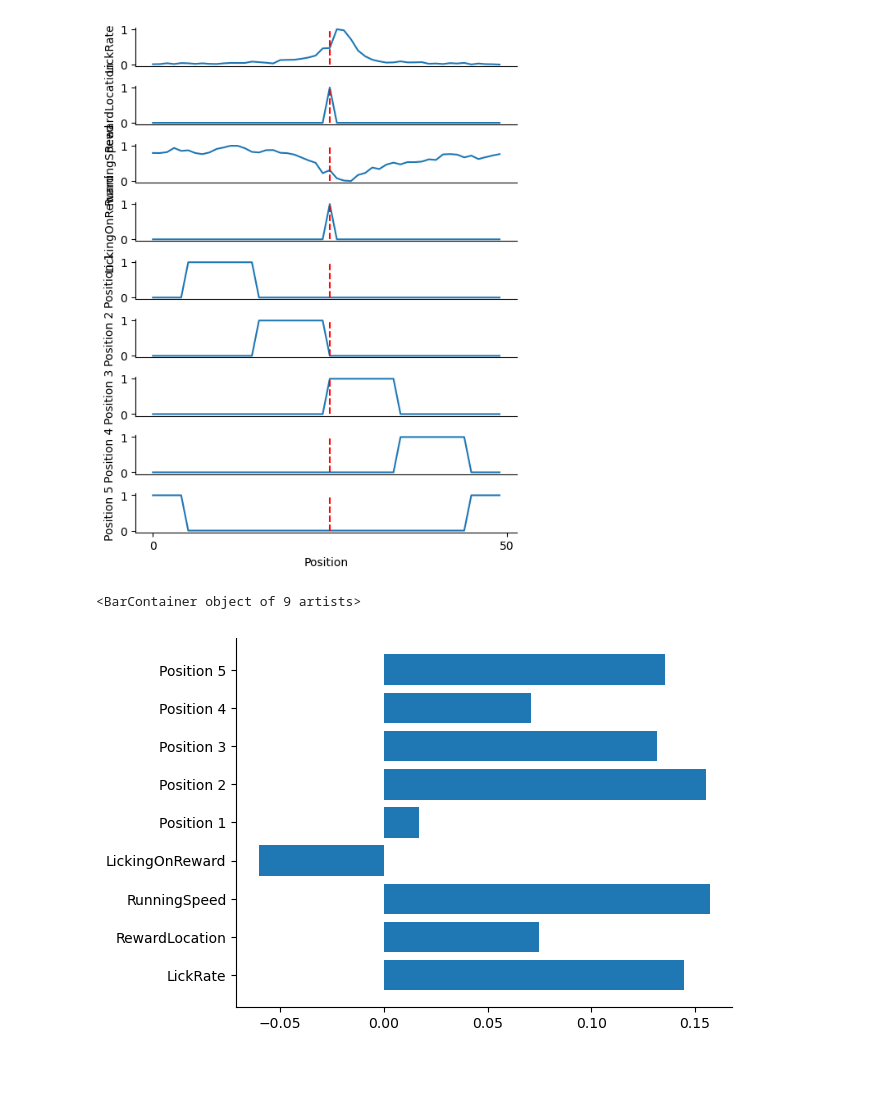
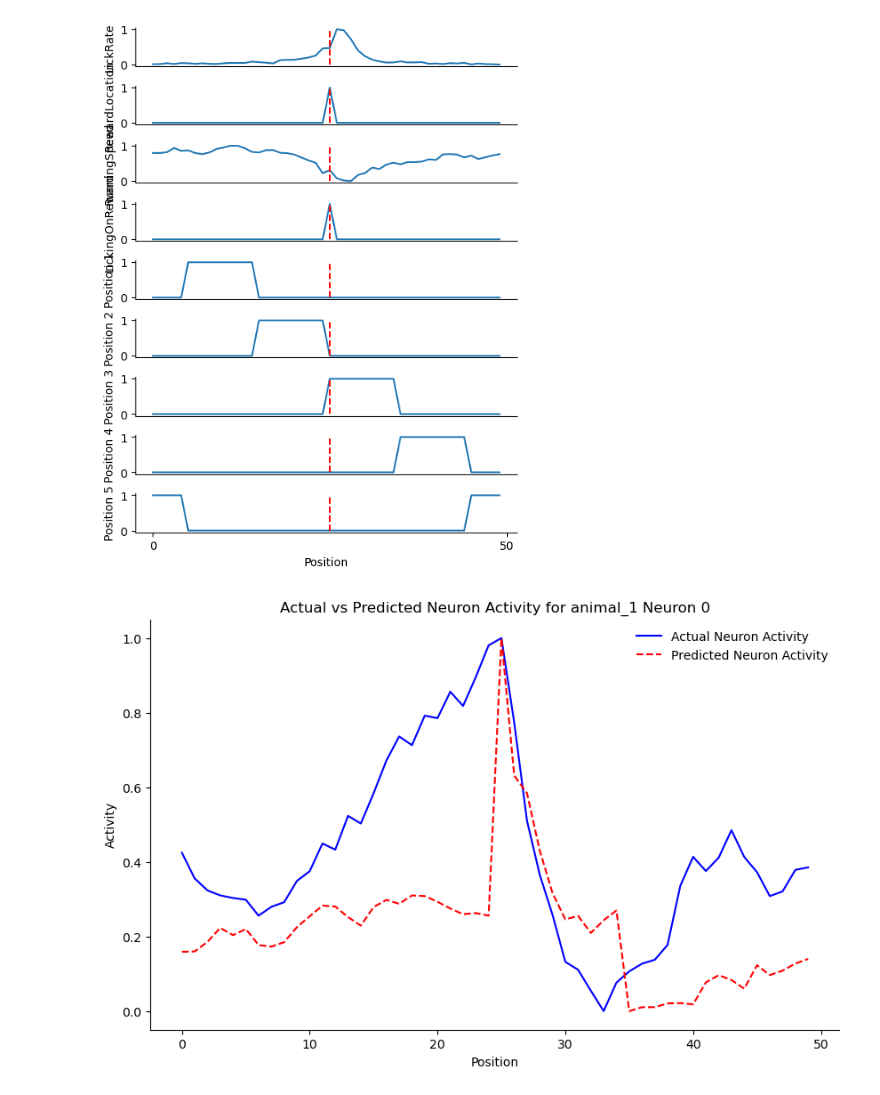
Before and after one commit to Milstein-Lab/CA1-interneuron-GLM, a Jupyter notebook: GLM_analysis.ipynb, the cells around one changed output. Drawn from its saved outputs; the diff is of its cells as text; code cells hidden in the pictures; blank space fills up the shorter version.

```diff
--- a/GLM_analysis.ipynb
+++ b/GLM_analysis.ipynb
@@ -146,8 +148,30 @@ for i in range(example_variables.shape[1]):
-# %%
-neuron_nr = 2
-
-# Bar graph
-plt.barh(variable_list[1:], GLM_params['animal_1'][neuron_nr]['weights'])
-# %% [output]
-<BarContainer object of 9 artists>
-[figure, removed]
+# %%
+#### averaging across all trials
+
+# Select example neuron and animal
+example_neuron = 0
+example_animal = 'animal_1'
+
+# selecting the data we want in the mean - all timebins[0] all vars [0] all trials except for first [1:] - aaverage across trials (axis=2)
+example_data = np.nanmean(reorganized_data[example_animal][example_neuron][:, :, 1:], axis=2)
+example_data = (example_data - np.min(example_data, axis=0)) / (np.max(example_data, axis=0) - np.min(example_data, axis=0))
+example_neuron_activity = example_data[:, 0] #already averaged across trials - take column 0 = neural activity
+example_variables = example_data[:, 1:] #selecting all the remaining columns - lick, reward loc, speed
+
+#possible reasons the prediction is so muted???
+glm_model = GLM_params[example_animal][example_neuron]['model']
+predicted_activity = glm_model.predict(example_variables)
+
+predicted_activity_normalized = (predicted_activity - np.nanmin(predicted_activity)) / (np.nanmax(predicted_activity) - np.nanmin(predicted_activity))
+
+
+fig, ax = plt.subplots(figsize=(10, 6))
+ax.plot(example_neuron_activity, label='Actual Neuron Activity', color='blue')
+ax.plot(predicted_activity_normalized, label='Predicted Neuron Activity', color='red', linestyle='--')
+ax.set_title(f'Actual vs Predicted Neuron Activity for {example_animal} Neuron {example_neuron}')
+ax.set_xlabel('Position')
+ax.set_ylabel('Activity')
+ax.legend()
+plt.show()
+# %% [output]
+[figure, added]
```
Also changed, not shown: parts of 9 cells of this notebook.
